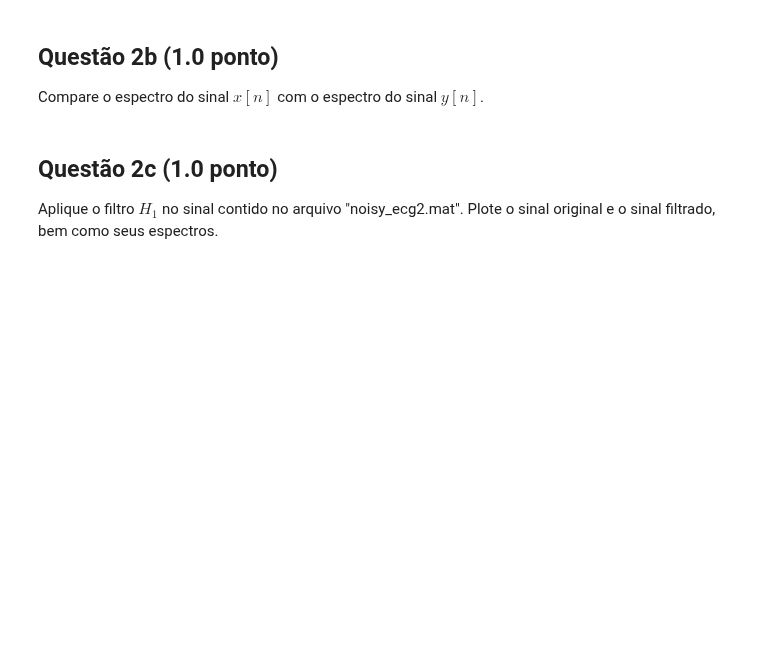
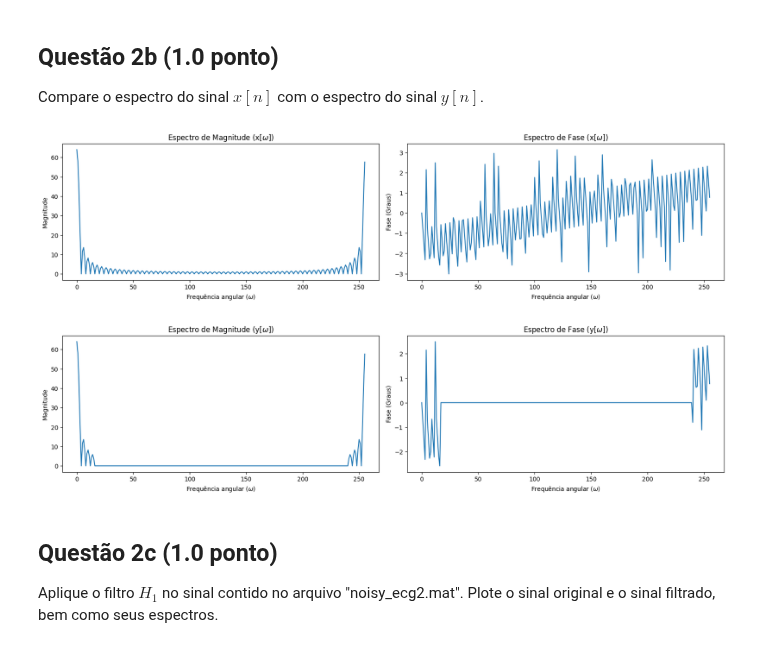
Before and after one commit to akaTsunemori/signal-processing-studies, a Jupyter notebook: projeto-3/projeto3.ipynb, the cells around one changed output. Drawn from its saved outputs; the diff is of its cells as text; code cells hidden in the pictures; blank space fills up the shorter version.

```diff
--- a/projeto-3/projeto3.ipynb
+++ b/projeto-3/projeto3.ipynb
@@ -16,3 +14,14 @@ Coloque abaixo as funções desenvolvidas para este projeto.
+# %%
+def plot_freq_response(x_mag: np.ndarray, x_phase: np.ndarray, name: str) -> None:
+    fig, ax = plt.subplots(nrows=1, ncols=2, figsize=(16, 4), layout='constrained')
+    plt.setp(ax[:], xlabel='Frequência angular ($\omega$)')
+    plt.setp(ax[0], ylabel='Magnitude')
+    plt.setp(ax[1], ylabel='Fase (Graus)')
+    ax[0].plot(x_mag)
+    plt.setp(ax[0], title=f'Espectro de Magnitude ({name}[$\omega$])')
+    ax[1].plot(x_phase)
+    plt.setp(ax[1], title=f'Espectro de Fase ({name}[$\omega$])')
+    plt.show()
 # %% [markdown]
 # Questão 1
 
@@ -152,3 +159,13 @@ Compare o espectro do sinal $x\left[n\right]$ com o espectro do sinal $y\left[n\
+# %%
+x_mag = abs(x_w)
+x_phase = np.angle(x_w)
+y_mag = abs(y_w)
+y_phase = np.angle(y_w)
+plot_freq_response(x_mag, x_phase, 'x')
+plot_freq_response(y_mag, y_phase, 'y')
+# %% [output]
+[figure, added]
+[figure, added]
 # %% [markdown]
 ## Questão 2c (1.0  ponto)
 
```
Also changed, not shown: parts of 5 cells of this notebook.
